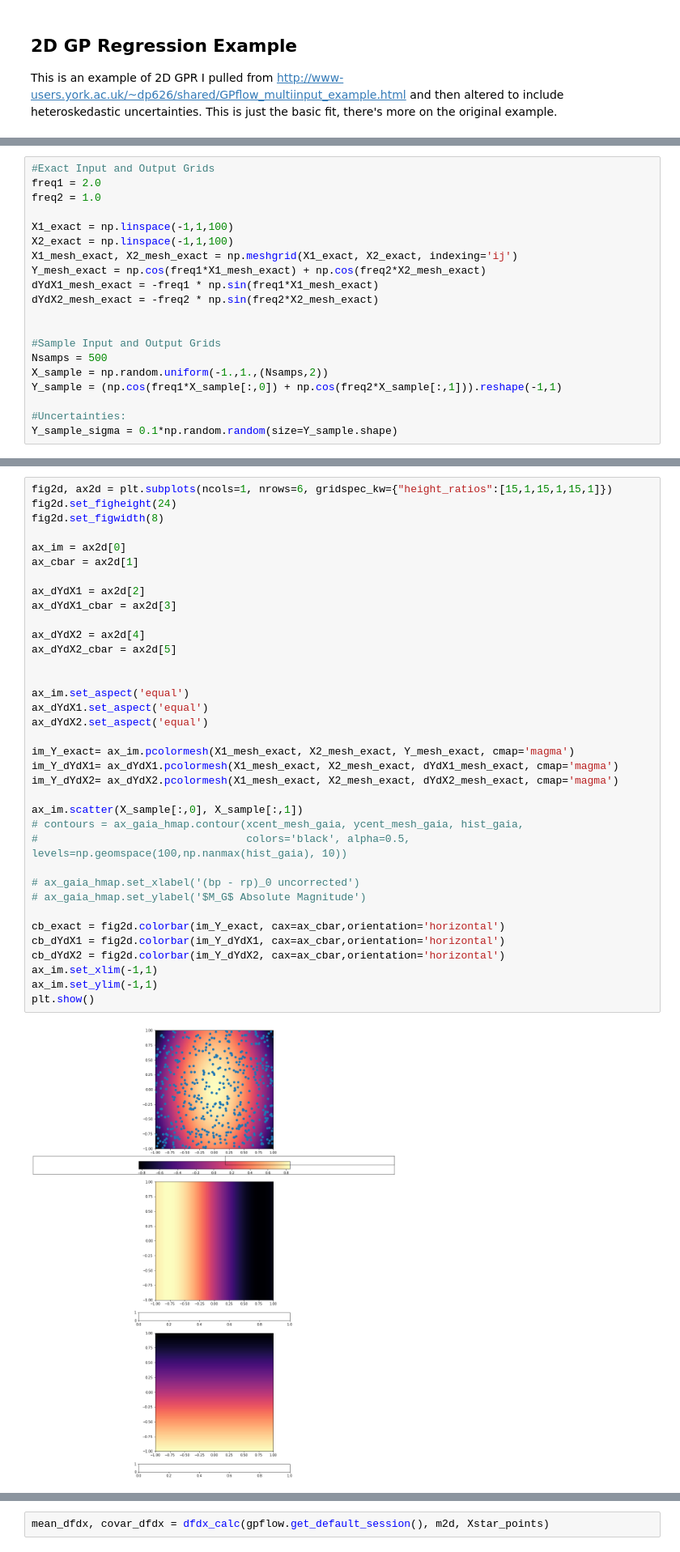
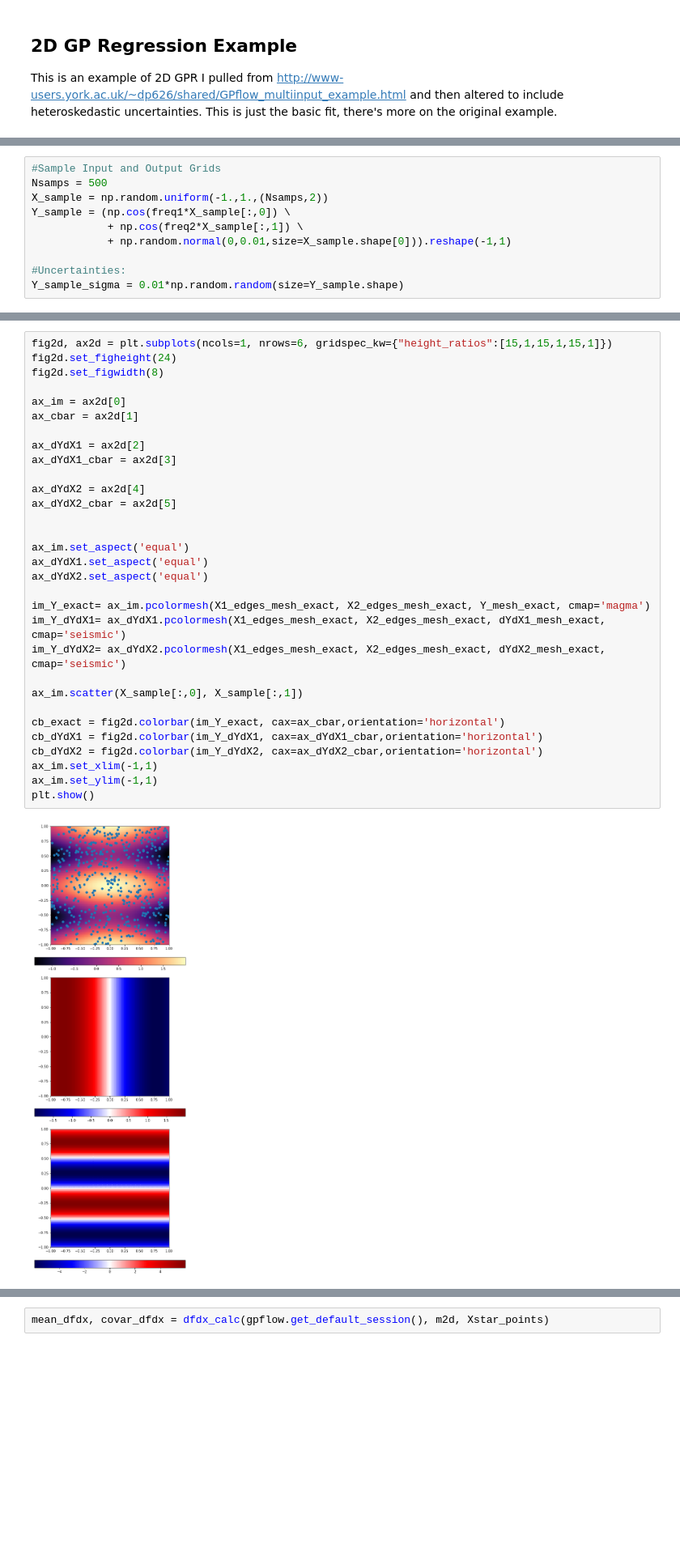
Before and after one commit to hsilver/gpr_examples, a Jupyter notebook: gpflow_regression_intro.ipynb, the cells around one changed output, grey strips where cells are left out. Shown at 81% size. Cells and saved outputs as stored; diff of their text form; blank space fills up the shorter version.

```diff
--- a/gpflow_regression_intro.ipynb
+++ b/gpflow_regression_intro.ipynb
@@ -255,20 +299,10 @@ This is an example of 2D GPR I pulled from http://www-users.york.ac.uk/~dp626/sh
 # %%
-#Exact Input and Output Grids
-freq1 = 2.0
-freq2 = 1.0
-
-X1_exact = np.linspace(-1,1,100)
-X2_exact = np.linspace(-1,1,100)
-X1_mesh_exact, X2_mesh_exact = np.meshgrid(X1_exact, X2_exact, indexing='ij')
-Y_mesh_exact = np.cos(freq1*X1_mesh_exact) + np.cos(freq2*X2_mesh_exact)
-dYdX1_mesh_exact = -freq1 * np.sin(freq1*X1_mesh_exact)
-dYdX2_mesh_exact = -freq2 * np.sin(freq2*X2_mesh_exact)
-
-
 #Sample Input and Output Grids
 Nsamps = 500
 X_sample = np.random.uniform(-1.,1.,(Nsamps,2))
-Y_sample = (np.cos(freq1*X_sample[:,0]) + np.cos(freq2*X_sample[:,1])).reshape(-1,1)
+Y_sample = (np.cos(freq1*X_sample[:,0]) \
+            + np.cos(freq2*X_sample[:,1]) \
+            + np.random.normal(0,0.01,size=X_sample.shape[0])).reshape(-1,1)
 
 #Uncertainties:
-Y_sample_sigma = 0.1*np.random.random(size=Y_sample.shape)
+Y_sample_sigma = 0.01*np.random.random(size=Y_sample.shape)
@@ -279,38 +309,33 @@ np.amax(Y_sample)
 # %%
 fig2d, ax2d = plt.subplots(ncols=1, nrows=6, gridspec_kw={"height_ratios":[15,1,15,1,15,1]})
 fig2d.set_figheight(24)
 fig2d.set_figwidth(8)
 
 ax_im = ax2d[0]
 ax_cbar = ax2d[1]
 
 ax_dYdX1 = ax2d[2]
 ax_dYdX1_cbar = ax2d[3]
 
 ax_dYdX2 = ax2d[4]
 ax_dYdX2_cbar = ax2d[5]
 
 
 ax_im.set_aspect('equal')
 ax_dYdX1.set_aspect('equal')
 ax_dYdX2.set_aspect('equal')
 
-im_Y_exact= ax_im.pcolormesh(X1_mesh_exact, X2_mesh_exact, Y_mesh_exact, cmap='magma')
-im_Y_dYdX1= ax_dYdX1.pcolormesh(X1_mesh_exact, X2_mesh_exact, dYdX1_mesh_exact, cmap='magma')
-im_Y_dYdX2= ax_dYdX2.pcolormesh(X1_mesh_exact, X2_mesh_exact, dYdX2_mesh_exact, cmap='magma')
+im_Y_exact= ax_im.pcolormesh(X1_edges_mesh_exact, X2_edges_mesh_exact, Y_mesh_exact, cmap='magma')
+im_Y_dYdX1= ax_dYdX1.pcolormesh(X1_edges_mesh_exact, X2_edges_mesh_exact, dYdX1_mesh_exact, cmap='seismic')
+im_Y_dYdX2= ax_dYdX2.pcolormesh(X1_edges_mesh_exact, X2_edges_mesh_exact, dYdX2_mesh_exact, cmap='seismic')
 
 ax_im.scatter(X_sample[:,0], X_sample[:,1])
-# contours = ax_gaia_hmap.contour(xcent_mesh_gaia, ycent_mesh_gaia, hist_gaia,
-#                                 colors='black', alpha=0.5, levels=np.geomspace(100,np.nanmax(hist_gaia), 10))
-
-# ax_gaia_hmap.set_xlabel('(bp - rp)_0 uncorrected')
-# ax_gaia_hmap.set_ylabel('$M_G$ Absolute Magnitude')
 
 cb_exact = fig2d.colorbar(im_Y_exact, cax=ax_cbar,orientation='horizontal')
-cb_dYdX1 = fig2d.colorbar(im_Y_dYdX1, cax=ax_cbar,orientation='horizontal')
-cb_dYdX2 = fig2d.colorbar(im_Y_dYdX2, cax=ax_cbar,orientation='horizontal')
+cb_dYdX1 = fig2d.colorbar(im_Y_dYdX1, cax=ax_dYdX1_cbar,orientation='horizontal')
+cb_dYdX2 = fig2d.colorbar(im_Y_dYdX2, cax=ax_dYdX2_cbar,orientation='horizontal')
 ax_im.set_xlim(-1,1)
 ax_im.set_ylim(-1,1)
 plt.show()
 # %% [output]
-[figure, old version]
+[figure, new version]
```
Also changed, not shown: parts of 22 cells of this notebook.
